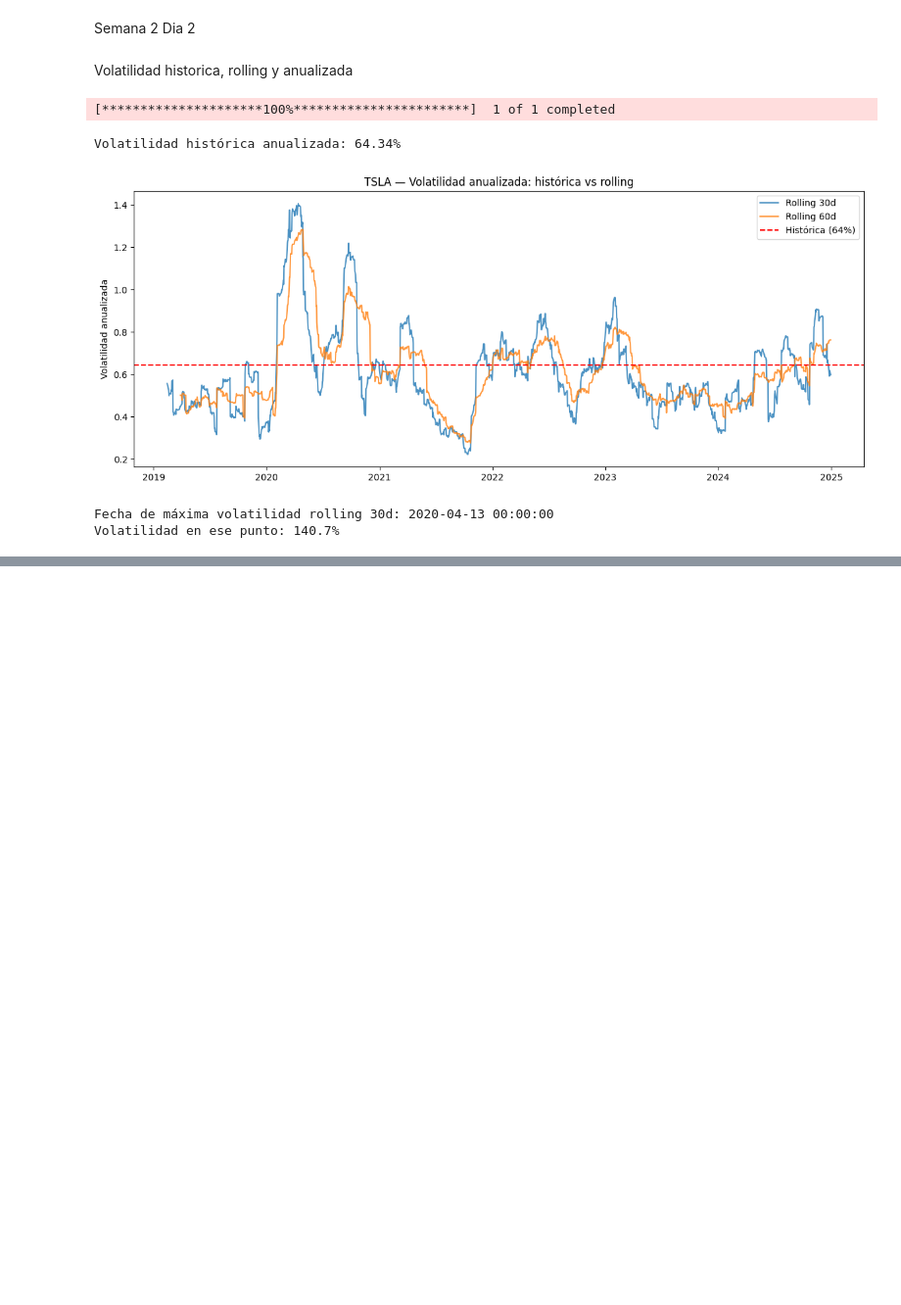
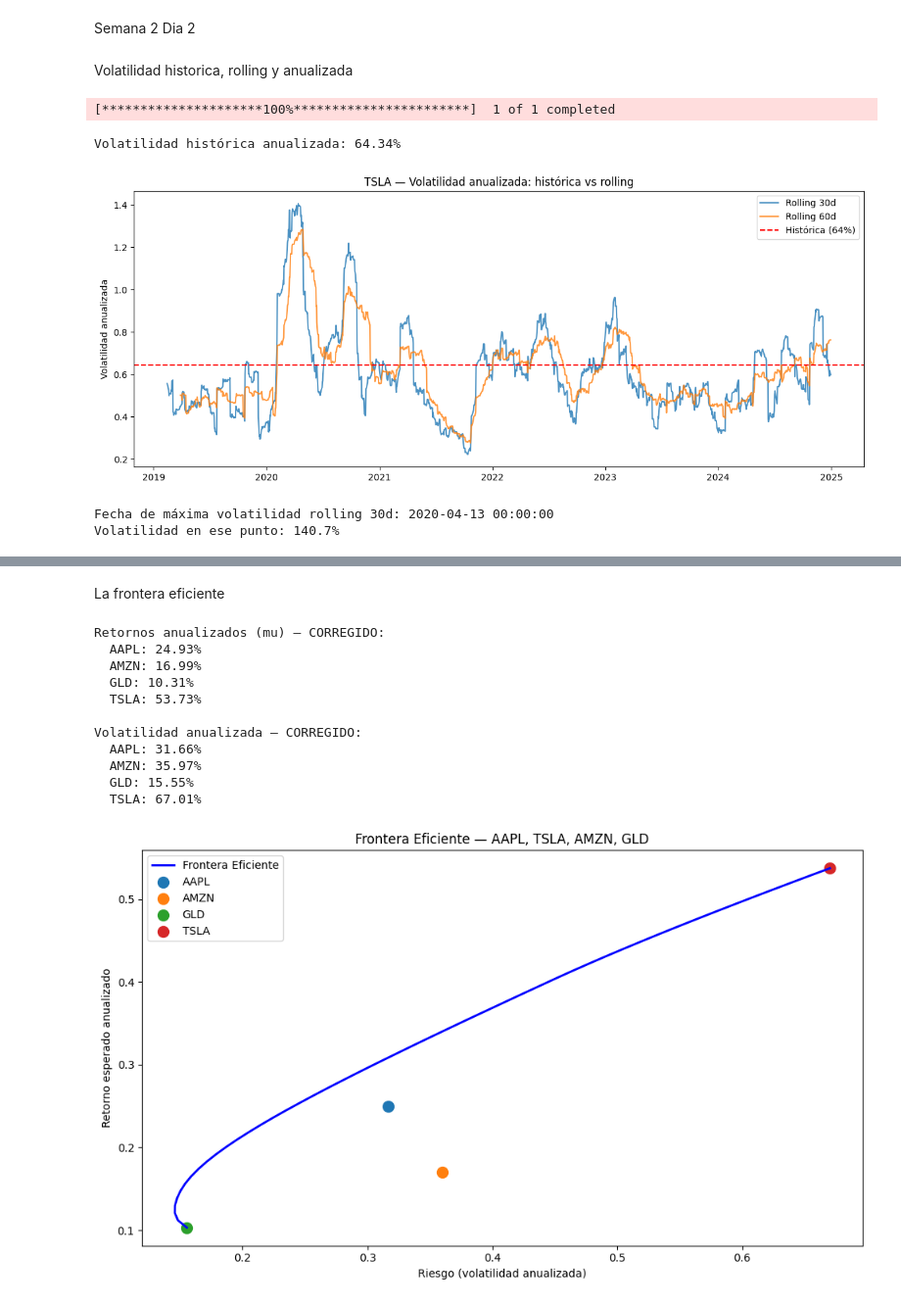
Before and after one commit to Petrack28/RoadMap2BecomeAQuant, a Jupyter notebook: 02-quant-eda-hurst/Semana2.ipynb, the cells around one changed output, grey strips where cells are left out. Shown at 98% size. Drawn from its saved outputs; the diff is of its cells as text; code cells hidden in the pictures; blank space fills up the shorter version.

Commit message:
W2D3:Markowitz, frontera eficiente, bug de ticker order, max sharpe portfolio

```diff
--- a/02-quant-eda-hurst/Semana2.ipynb
+++ b/02-quant-eda-hurst/Semana2.ipynb
@@ -46,0 +88,78 @@ Volatilidad en ese punto: 140.7%
+# %% [markdown]
+La frontera eficiente
+# %%
+import numpy as np
+import pandas as pd
+import matplotlib.pyplot as plt
+import yfinance as yf
+from scipy.optimize import minimize
+
+# Usar el orden REAL de las columnas, no el que escribiste a mano
+tickers = returns.columns.tolist()  # ahora siempre está sincronizado
+
+mu = returns.mean().values * 252
+Sigma = returns.cov().values * 252
+
+print("Retornos anualizados (mu) — CORREGIDO:")
+for ticker, m in zip(tickers, mu):
+    print(f"  {ticker}: {m*100:.2f}%")
+
+print("\nVolatilidad anualizada — CORREGIDO:")
+for ticker, i in zip(tickers, range(len(tickers))):
+    print(f"  {ticker}: {np.sqrt(Sigma[i,i])*100:.2f}%")
+n_activos = len(tickers)
+
+def portfolio_stats(w, mu, Sigma):
+    ret = w @ mu
+    vol = np.sqrt(w @ Sigma @ w)
+    return ret, vol
+
+def minimize_vol(w, Sigma):
+    return np.sqrt(w @ Sigma @ w)
+
+# Restricciones: pesos suman 1, cada peso entre 0 y 1 (sin shorting)
+restricciones = {'type': 'eq', 'fun': lambda w: np.sum(w) - 1}
+bounds = tuple((0, 1) for _ in range(n_activos))
+w0 = np.array([1/n_activos] * n_activos)  # punto inicial: equal weight
+
+# Generar la frontera — para cada retorno objetivo, minimizar riesgo
+retornos_objetivo = np.linspace(mu.min(), mu.max(), 50)
+riesgos_frontera = []
+
+for r_obj in retornos_objetivo:
+    restricciones_completas = [
+        {'type': 'eq', 'fun': lambda w: np.sum(w) - 1},
+        {'type': 'eq', 'fun': lambda w, r_obj=r_obj: w @ mu - r_obj}
+    ]
+    resultado = minimize(minimize_vol, w0, args=(Sigma,),
+                         method='SLSQP', bounds=bounds,
+                         constraints=restricciones_completas)
+    riesgos_frontera.append(resultado.fun)
+
+# Graficar
+fig, ax = plt.subplots(figsize=(10, 6))
+ax.plot(riesgos_frontera, retornos_objetivo, 'b-', linewidth=2, label='Frontera Eficiente')
+
+# Marcar cada activo individual
+for i, ticker in enumerate(tickers):
+    ax.scatter(np.sqrt(Sigma[i,i]), mu[i], s=100, label=ticker)
+
+ax.set_xlabel('Riesgo (volatilidad anualizada)')
+ax.set_ylabel('Retorno esperado anualizado')
+ax.set_title('Frontera Eficiente — AAPL, TSLA, AMZN, GLD')
+ax.legend()
+plt.tight_layout()
+plt.show()
+# %% [output]
+Retornos anualizados (mu) — CORREGIDO:
+  AAPL: 24.93%
+  AMZN: 16.99%
+  GLD: 10.31%
+  TSLA: 53.73%
+
+Volatilidad anualizada — CORREGIDO:
+  AAPL: 31.66%
+  AMZN: 35.97%
+  GLD: 15.55%
+  TSLA: 67.01%
+[figure, added]
```
Also changed, not shown: parts of 5 cells of this notebook.
